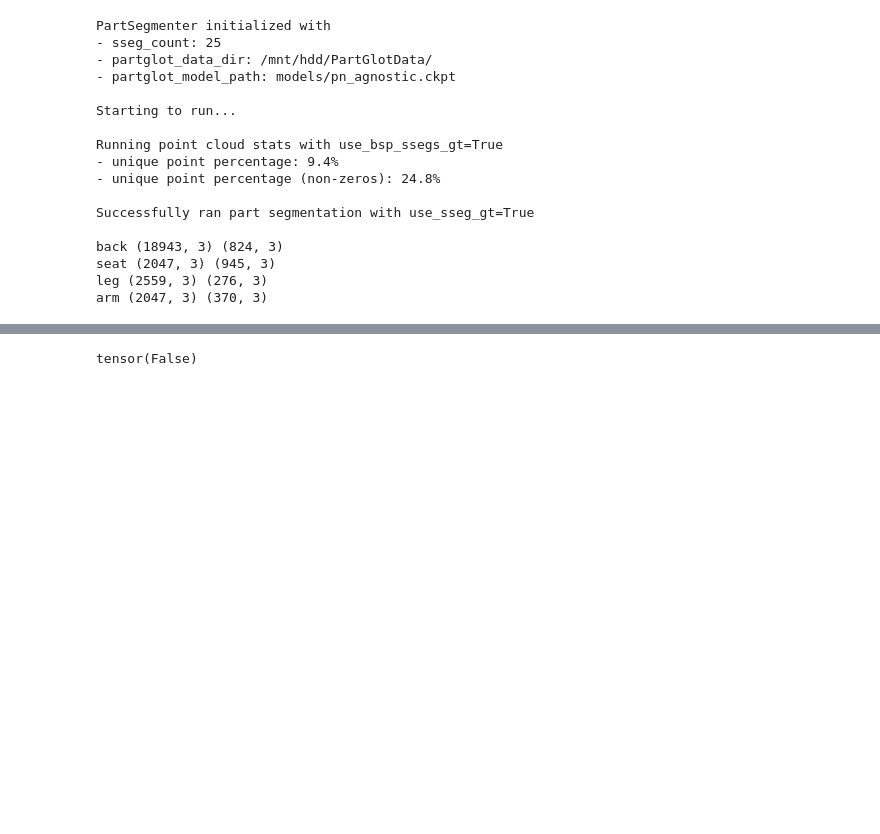
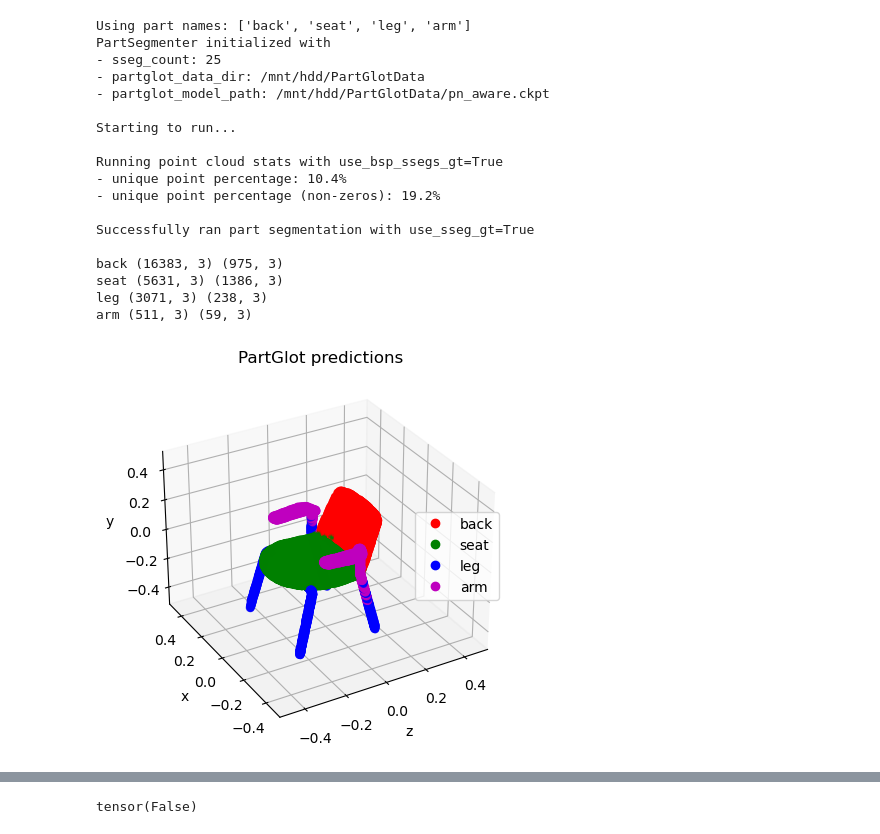
Before and after one commit to MaximilianWinter/SegmentStyler, a Jupyter notebook: notebooks/test_dataset.ipynb, the cells around one changed output, grey strips where cells are left out. Cells and saved outputs as stored; diff of their text form; code cells hidden in the pictures; blank space fills up the shorter version.

Commit message:
Update partglot path. Update test notebook. (update-paths)

```diff
--- a/notebooks/test_dataset.ipynb
+++ b/notebooks/test_dataset.ipynb
@@ -7,22 +9,27 @@ from src.helper.visualization import visualize_meshes, visualize_pointclouds_par
 # %%
-data = PartGlotData(["back", "seat", "leg", "arm"])
+data = PartGlotData(["a tiger back", "a rainbow seat", "zebra leg", "nightsky arm"])
 # %%
-out = data[1]
+out = data[19]
 # %% [output]
+Using part names: ['back', 'seat', 'leg', 'arm']
 PartSegmenter initialized with
 - sseg_count: 25
-- partglot_data_dir: /mnt/hdd/PartGlotData/
-- partglot_model_path: models/pn_agnostic.ckpt
+- partglot_data_dir: /mnt/hdd/PartGlotData
+- partglot_model_path: /mnt/hdd/PartGlotData/pn_aware.ckpt
 
 Starting to run...
 
 Running point cloud stats with use_bsp_ssegs_gt=True
-- unique point percentage: 9.4%
-- unique point percentage (non-zeros): 24.8%
+- unique point percentage: 10.4%
+- unique point percentage (non-zeros): 19.2%
 
 Successfully ran part segmentation with use_sseg_gt=True
 
-back (18943, 3) (824, 3)
-seat (2047, 3) (945, 3)
-leg (2559, 3) (276, 3)
-arm (2047, 3) (370, 3)
+back (16383, 3) (975, 3)
+seat (5631, 3) (1386, 3)
+leg (3071, 3) (238, 3)
+arm (511, 3) (59, 3)
+# %%
+PartGlotData.visualize_predicted_maps(out["mesh"].vertices.cpu().numpy(), out["labels"], "./masks.png")
+# %% [output]
+[figure, added]
```
Also changed, not shown: parts of 9 cells of this notebook, 1 other file.
